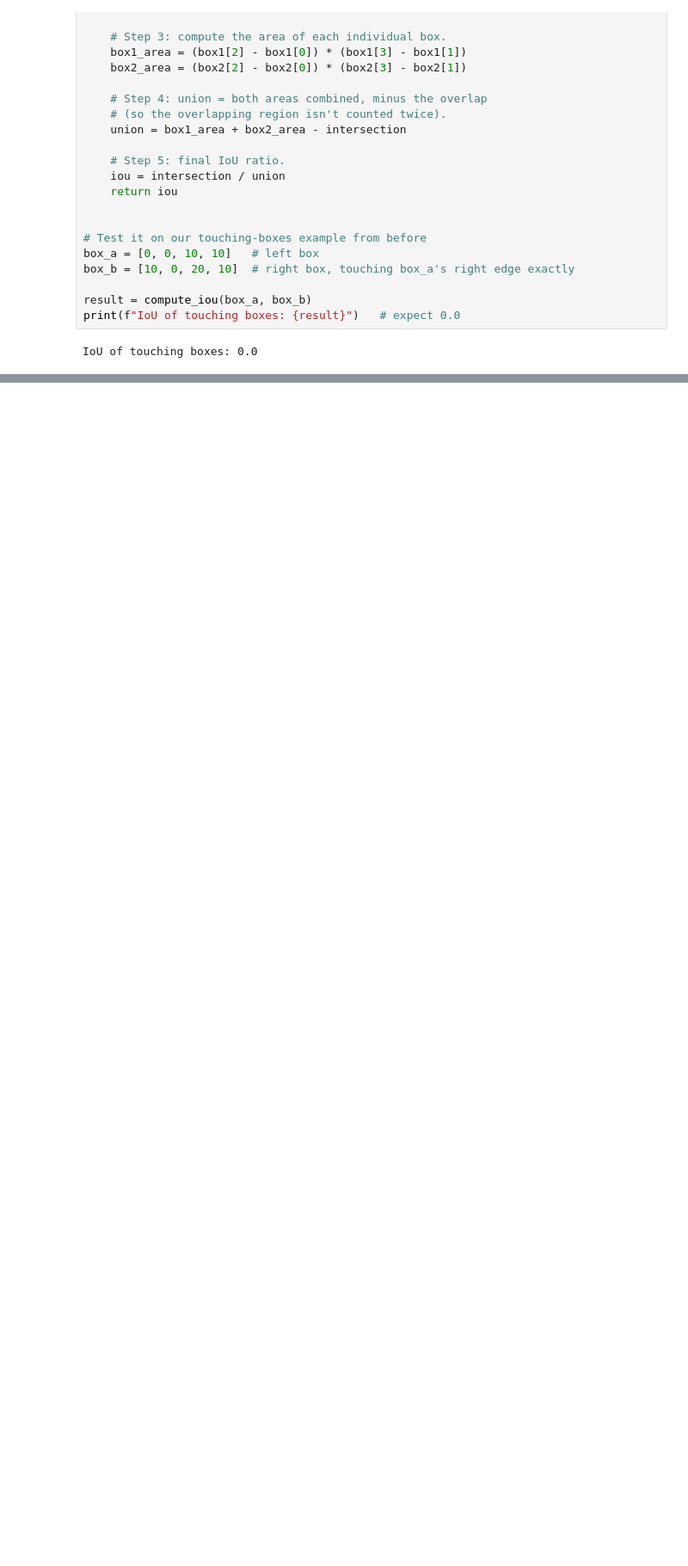
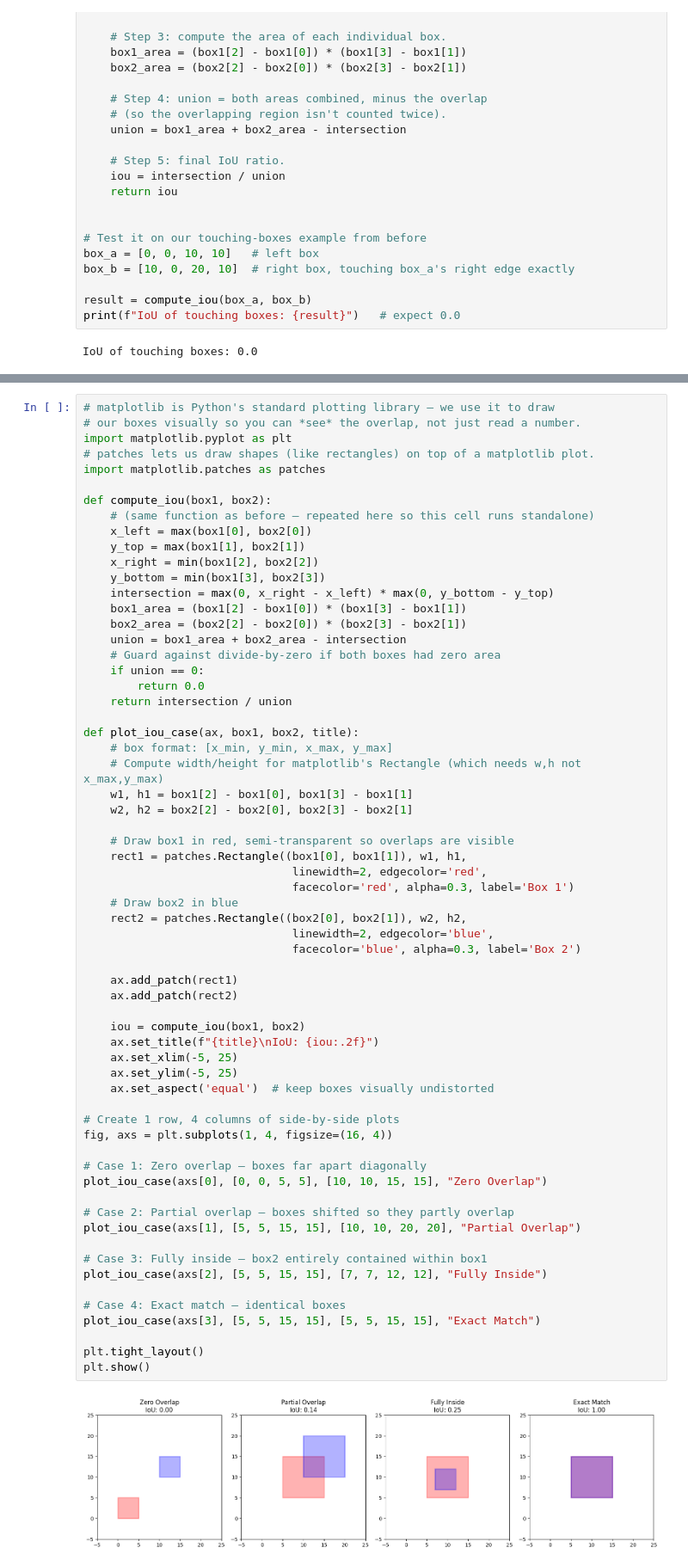
Before and after one commit to Yuvrajtakk/ml-internship, a Jupyter notebook: YOLO family/YOLO_family.ipynb, the cells around one changed output, grey strips where cells are left out. Shown at 86% size. Cells and saved outputs as stored; diff of their text form; blank space fills up the shorter version.

```diff
--- a/YOLO family/YOLO_family.ipynb
+++ b/YOLO family/YOLO_family.ipynb
@@ -177,0 +186,65 @@ IoU of touching boxes: 0.0
+# %%
+# matplotlib is Python's standard plotting library — we use it to draw
+# our boxes visually so you can *see* the overlap, not just read a number.
+import matplotlib.pyplot as plt
+# patches lets us draw shapes (like rectangles) on top of a matplotlib plot.
+import matplotlib.patches as patches
+
+def compute_iou(box1, box2):
+    # (same function as before — repeated here so this cell runs standalone)
+    x_left = max(box1[0], box2[0])
+    y_top = max(box1[1], box2[1])
+    x_right = min(box1[2], box2[2])
+    y_bottom = min(box1[3], box2[3])
+    intersection = max(0, x_right - x_left) * max(0, y_bottom - y_top)
+    box1_area = (box1[2] - box1[0]) * (box1[3] - box1[1])
+    box2_area = (box2[2] - box2[0]) * (box2[3] - box2[1])
+    union = box1_area + box2_area - intersection
+    # Guard against divide-by-zero if both boxes had zero area
+    if union == 0:
+        return 0.0
+    return intersection / union
+
+def plot_iou_case(ax, box1, box2, title):
+    # box format: [x_min, y_min, x_max, y_max]
+    # Compute width/height for matplotlib's Rectangle (which needs w,h not x_max,y_max)
+    w1, h1 = box1[2] - box1[0], box1[3] - box1[1]
+    w2, h2 = box2[2] - box2[0], box2[3] - box2[1]
+
+    # Draw box1 in red, semi-transparent so overlaps are visible
+    rect1 = patches.Rectangle((box1[0], box1[1]), w1, h1,
+                               linewidth=2, edgecolor='red',
+                               facecolor='red', alpha=0.3, label='Box 1')
+    # Draw box2 in blue
+    rect2 = patches.Rectangle((box2[0], box2[1]), w2, h2,
+                               linewidth=2, edgecolor='blue',
+                               facecolor='blue', alpha=0.3, label='Box 2')
+
+    ax.add_patch(rect1)
+    ax.add_patch(rect2)
+
+    iou = compute_iou(box1, box2)
+    ax.set_title(f"{title}\nIoU: {iou:.2f}")
+    ax.set_xlim(-5, 25)
+    ax.set_ylim(-5, 25)
+    ax.set_aspect('equal')  # keep boxes visually undistorted
+
+# Create 1 row, 4 columns of side-by-side plots
+fig, axs = plt.subplots(1, 4, figsize=(16, 4))
+
+# Case 1: Zero overlap — boxes far apart diagonally
+plot_iou_case(axs[0], [0, 0, 5, 5], [10, 10, 15, 15], "Zero Overlap")
+
+# Case 2: Partial overlap — boxes shifted so they partly overlap
+plot_iou_case(axs[1], [5, 5, 15, 15], [10, 10, 20, 20], "Partial Overlap")
+
+# Case 3: Fully inside — box2 entirely contained within box1
+plot_iou_case(axs[2], [5, 5, 15, 15], [7, 7, 12, 12], "Fully Inside")
+
+# Case 4: Exact match — identical boxes
+plot_iou_case(axs[3], [5, 5, 15, 15], [5, 5, 15, 15], "Exact Match")
+
+plt.tight_layout()
+plt.show()
+# %% [output]
+[figure, added]
```
Also changed, not shown: parts of 4 cells of this notebook, 1 other file.
